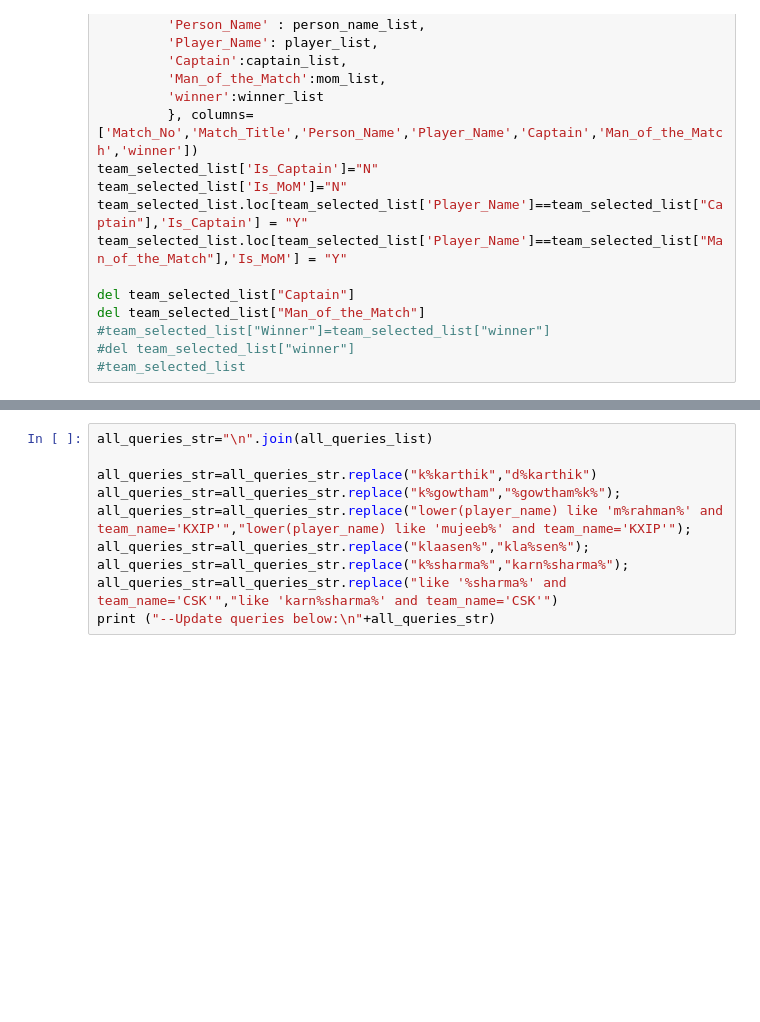
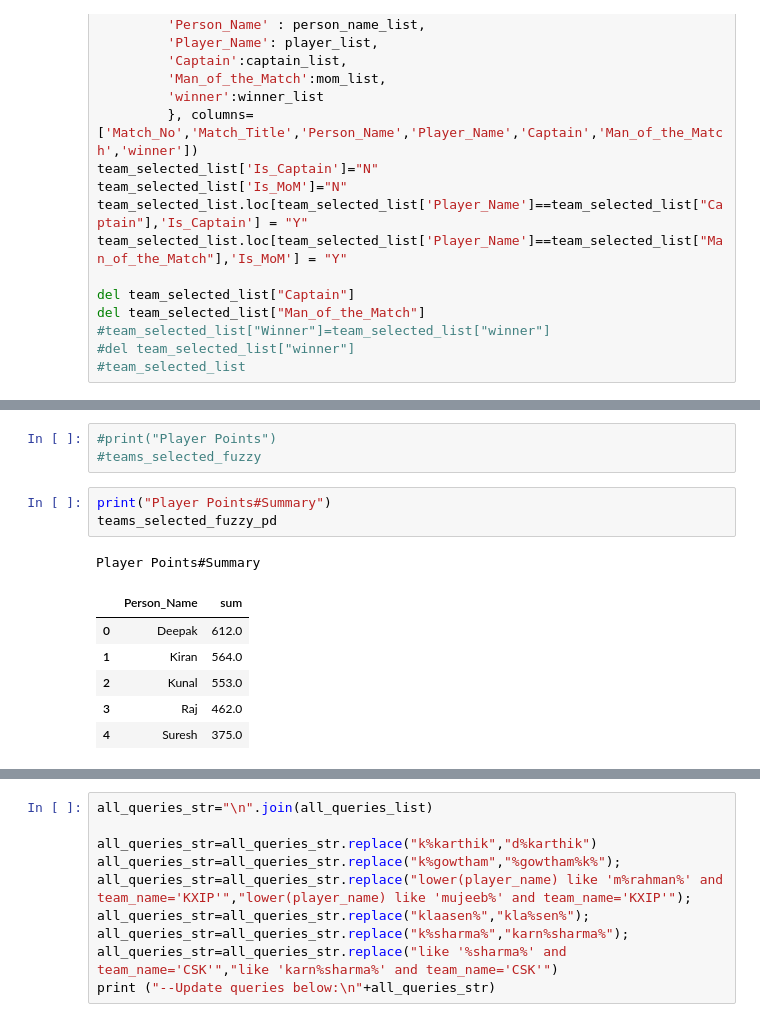
Before and after one commit to deepaksenthilkumar/cricinfo, a Jupyter notebook: Cricinfo.ipynb, the cells around one changed output, grey strips where cells are left out. Cells and saved outputs as stored; diff of their text form; blank space fills up the shorter version.

```diff
--- a/Cricinfo.ipynb
+++ b/Cricinfo.ipynb
@@ -817,0 +810,14 @@ teams_selected_fuzzy_pd3
+# %%
+#print("Player Points")
+#teams_selected_fuzzy
+# %%
+print("Player Points#Summary")
+teams_selected_fuzzy_pd
+# %% [output]
+Player Points#Summary
+|  | Person_Name | sum |
+| 0 | Deepak | 612.0 |
+| 1 | Kiran | 564.0 |
+| 2 | Kunal | 553.0 |
+| 3 | Raj | 462.0 |
+| 4 | Suresh | 375.0 |
```
Also changed, not shown: parts of 3 cells of this notebook.
